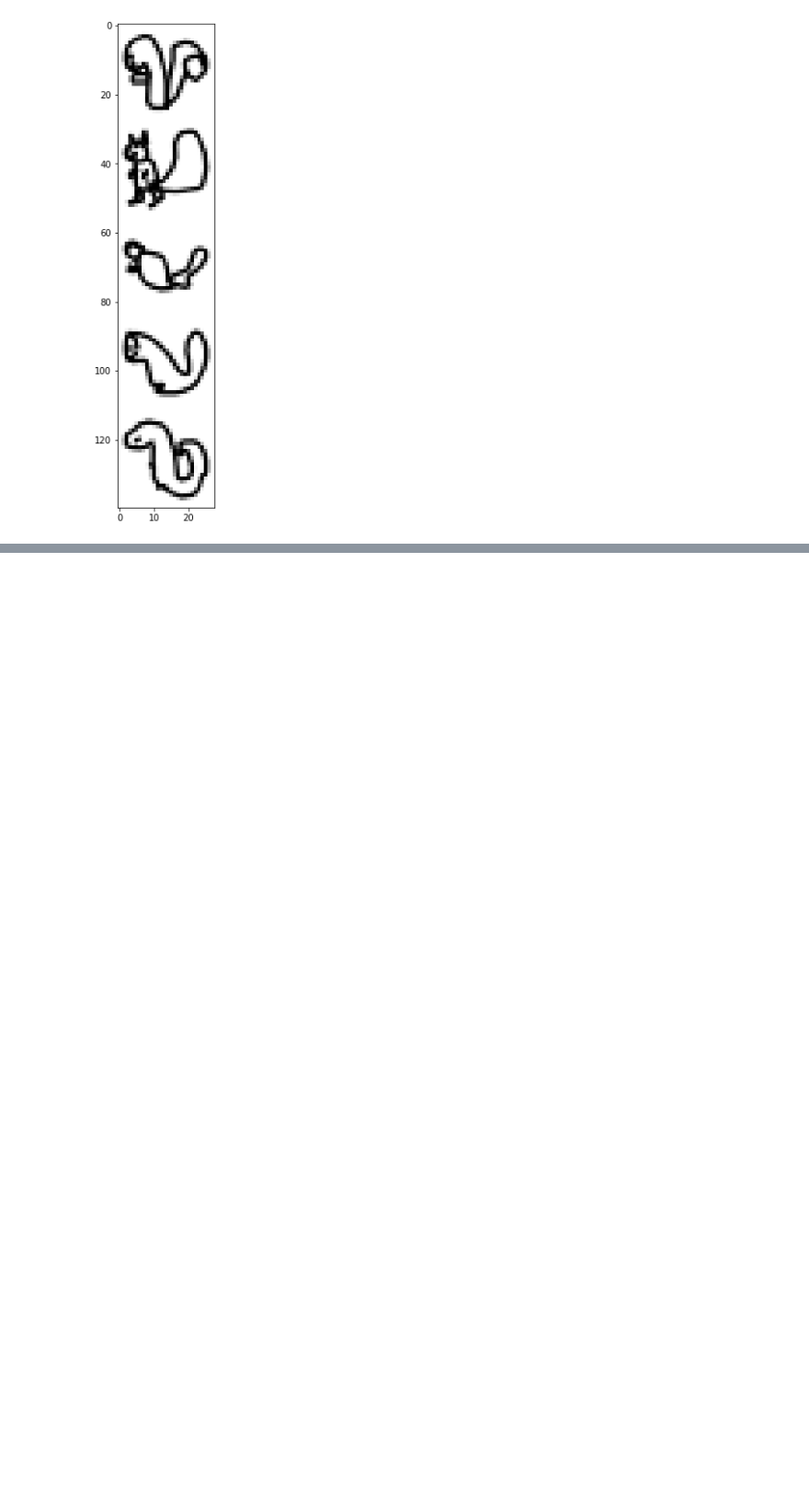
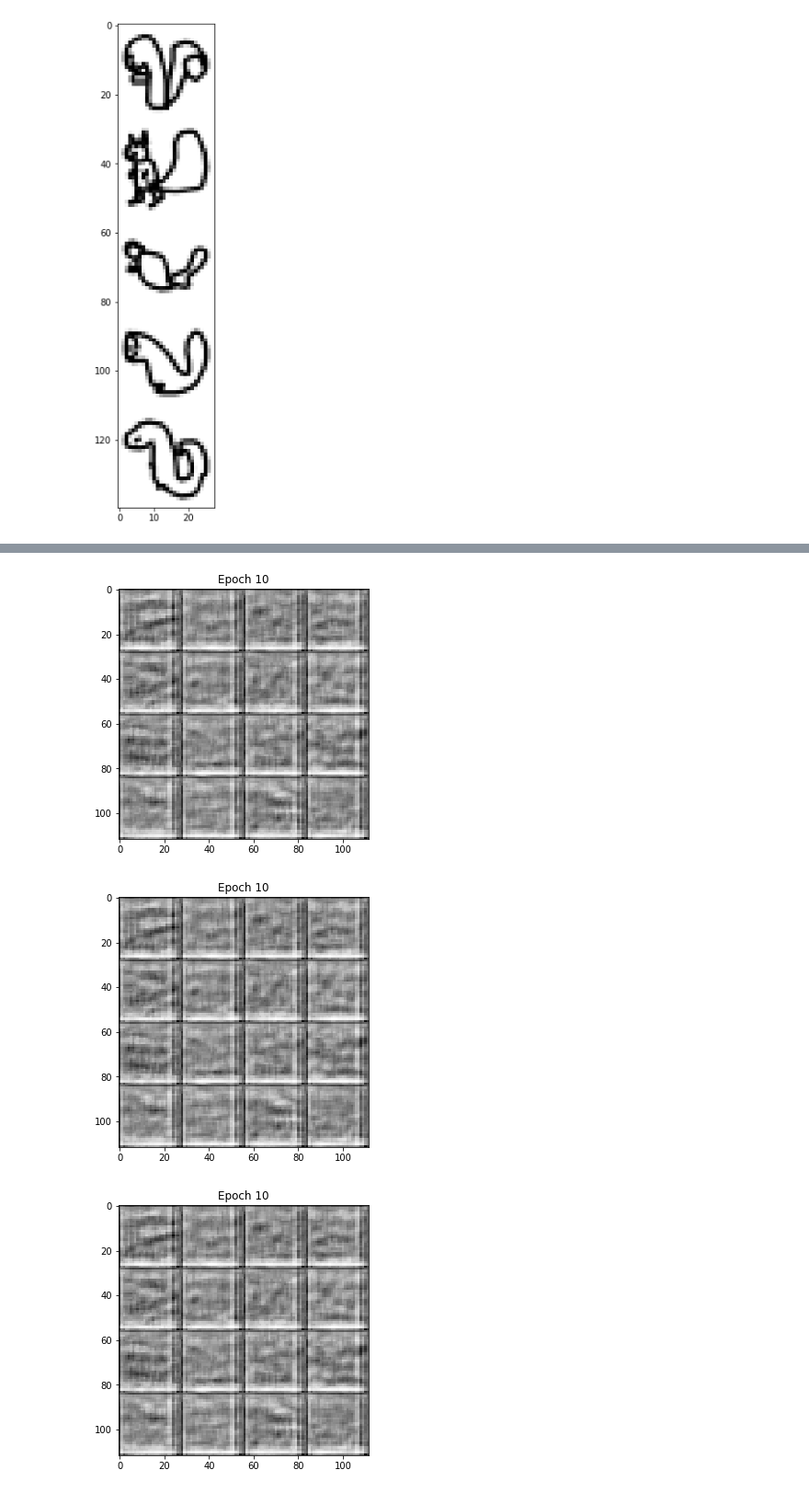
Before and after one commit to amypeniston/data-science-toolbox, a Jupyter notebook: key-concepts-examples/Generative_Adversarial_Network.ipynb, the cells around one changed output, grey strips where cells are left out. Shown at 92% size. Drawn from its saved outputs; the diff is of its cells as text; code cells hidden in the pictures; blank space fills up the shorter version.

```diff
--- a/key-concepts-examples/Generative_Adversarial_Network.ipynb
+++ b/key-concepts-examples/Generative_Adversarial_Network.ipynb
@@ -303,0 +292,39 @@ for i in range(len(generative_image_history)):
+# %%
+def print_epoch_results(e, img_freq, filename=None):
+    frame = np.array([])
+    row = np.array([])
+    epoch = np.max((round(e / img_freq),1))
+    for idx, im in enumerate(output_images[(epoch - 1) * 16:epoch * 16]):
+        if len(row) == 0:
+            row = np.array(im)
+        else:
+            row = np.concatenate([row, np.array(im)], axis=1)
+        if idx == 3:
+            frame = row
+            row = np.array([])
+        elif idx == 7 or idx == 11 or idx == 15:
+            frame = np.concatenate([frame, row])
+            row = np.array([])
+
+    plt.figure(figsize=(5,5))
+    plt.imshow(frame, cmap="Greys")
+    plt.title("Epoch {}".format(epoch * img_freq))
+    if filename:
+        plt.savefig(filename+".png")
+    plt.show()
+# %%
+img_freq = 10
+epochs_to_save = [4, 5, 10, 19]
+file_name = "test"
+output_dir = "output/" + file_name + "/"
+
+if not os.path.exists(output_dir):
+    os.makedirs(output_dir)
+
+for e in epochs_to_save:
+    epoch = np.max((round(e / img_freq),1))
+    print_epoch_results(e, img_freq, output_dir + "epoch-" + str(epoch * img_freq))
+# %% [output]
+[figure, added]
+[figure, added]
+[figure, added]
```
Also changed, not shown: parts of 19 cells of this notebook.
